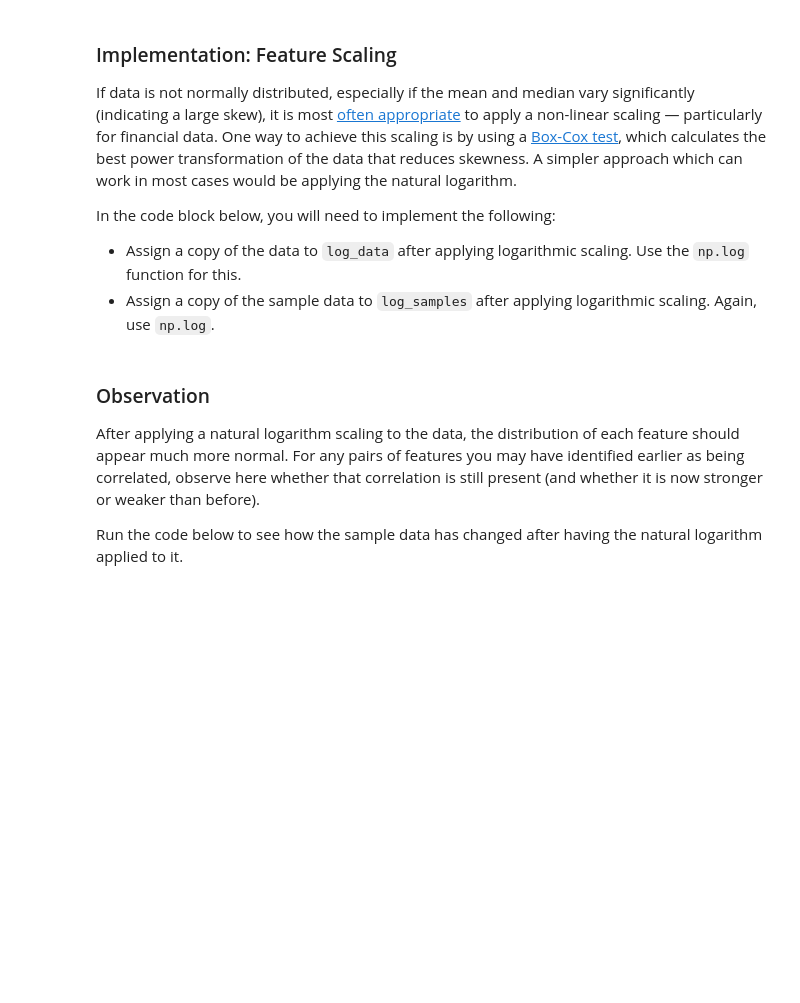
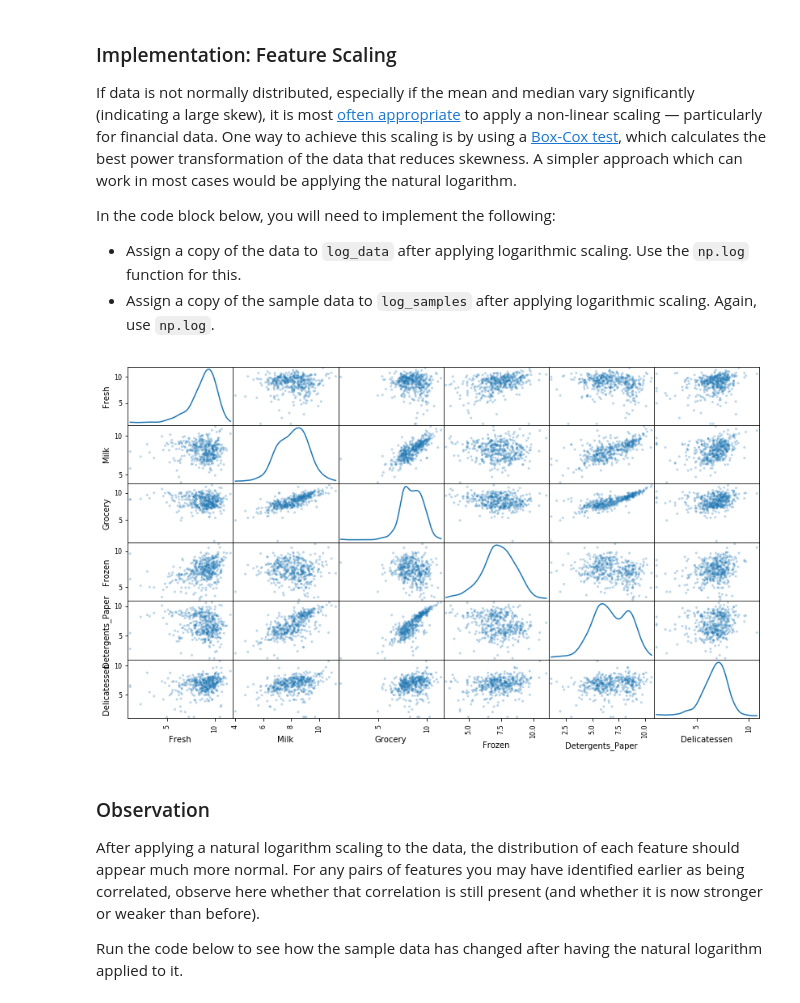
Before and after one commit to hiteshsantwani/Udacity_Machine_Learning_NanoDegree, a Jupyter notebook: customer_segments/customer_segments.ipynb, the cells around one changed output. Saved outputs shown, nothing was run; the diff lists cells and outputs as text; code cells hidden in the pictures; blank space fills up the shorter version.

```diff
--- a/customer_segments/customer_segments.ipynb
+++ b/customer_segments/customer_segments.ipynb
@@ -150,13 +190,15 @@ In the code block below, you will need to implement the following:
  - Assign a copy of the sample data to `log_samples` after applying logarithmic scaling. Again, use `np.log`.
 # %%
 # TODO: Scale the data using the natural logarithm
-log_data = None
+log_data = np.log(data.copy())
 
 # TODO: Scale the sample data using the natural logarithm
-log_samples = None
+log_samples = np.log(samples)
 
 # Produce a scatter matrix for each pair of newly-transformed features
 pd.scatter_matrix(log_data, alpha = 0.3, figsize = (14,8), diagonal = 'kde');
+# %% [output]
+[figure, added]
 # %% [markdown]
 ### Observation
 After applying a natural logarithm scaling to the data, the distribution of each feature should appear much more normal. For any pairs of features you may have identified earlier as being correlated, observe here whether that correlation is still present (and whether it is now stronger or weaker than before).
```
Also changed, not shown: parts of 12 cells of this notebook.
